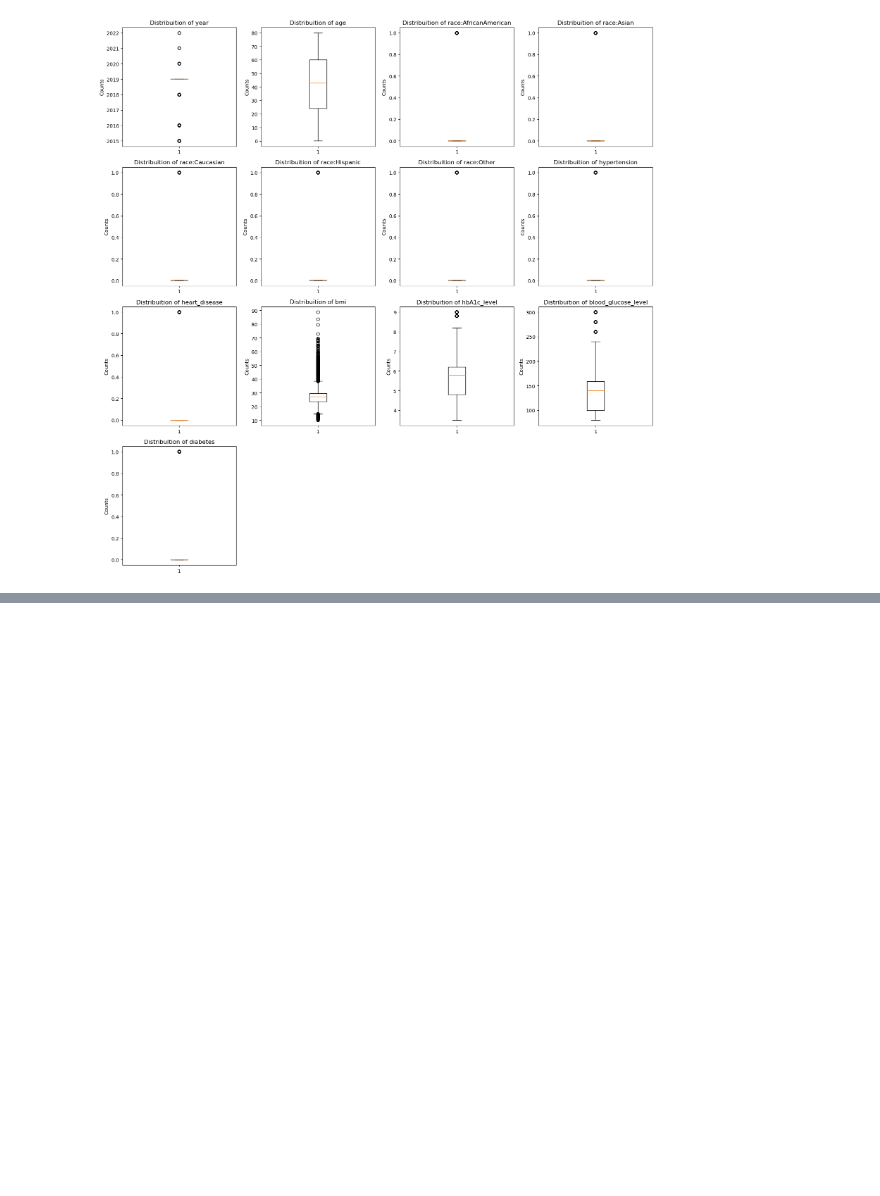
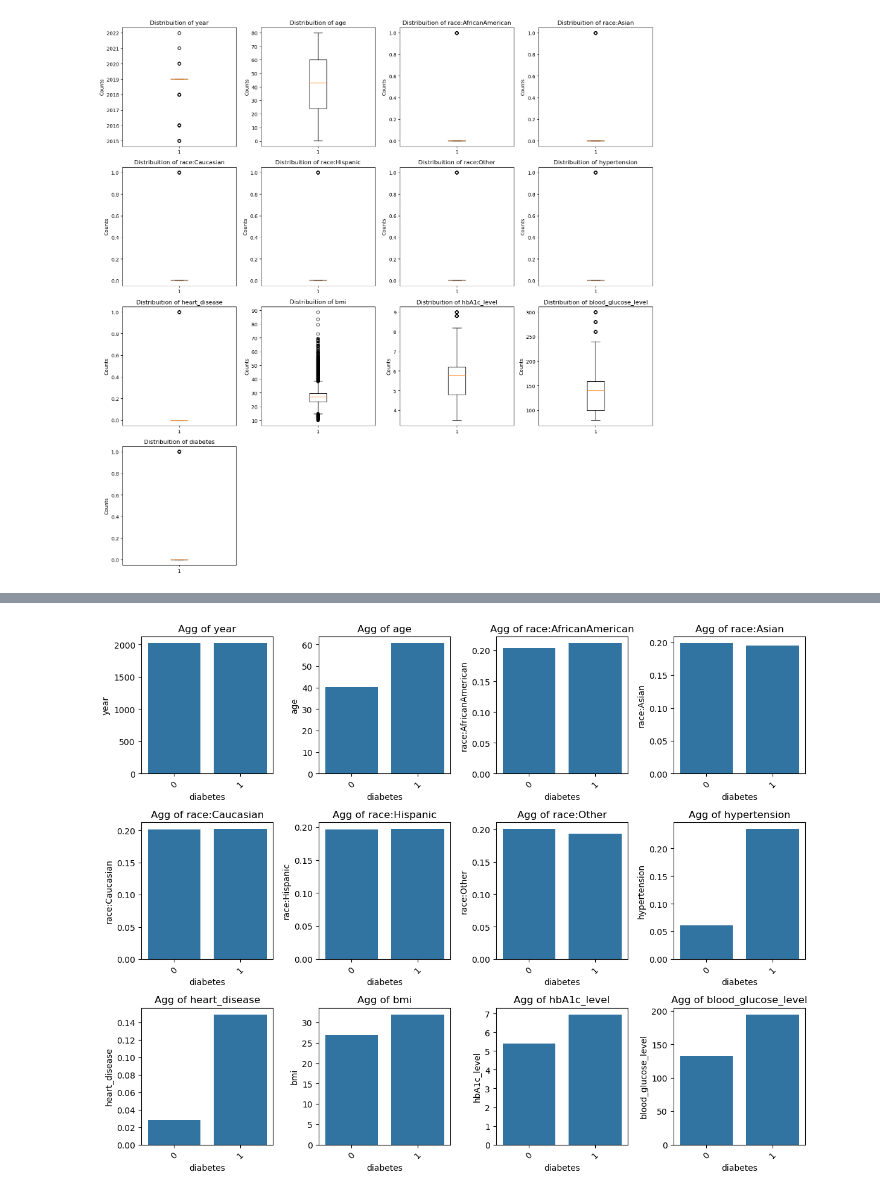
Before and after one commit to MaukanMir/Diabetes-Classification-, a Jupyter notebook: training.ipynb, the cells around one changed output, grey strips where cells are left out. Saved outputs shown, nothing was run; the diff lists cells and outputs as text; code cells hidden in the pictures; blank space fills up the shorter version.

```diff
--- a/training.ipynb
+++ b/training.ipynb
@@ -180,0 +226,4 @@ plot_distribution(numeric_types, "box")
+# %%
+aggregate_dataset(df, interested_columns, "diabetes", "mean")
+# %% [output]
+[figure, added]
```
Also changed, not shown: parts of 8 cells of this notebook.
